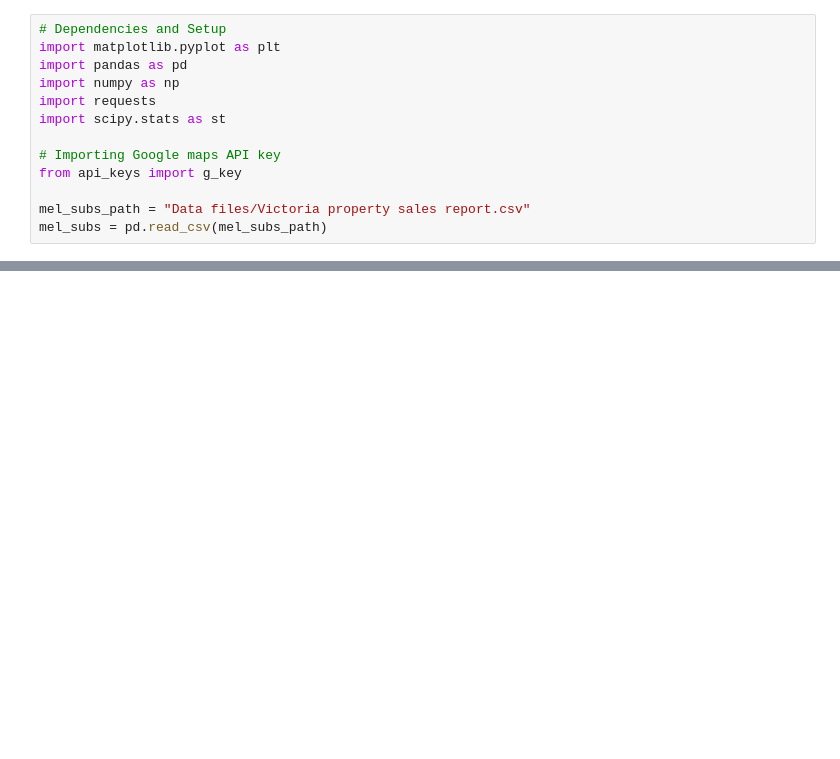
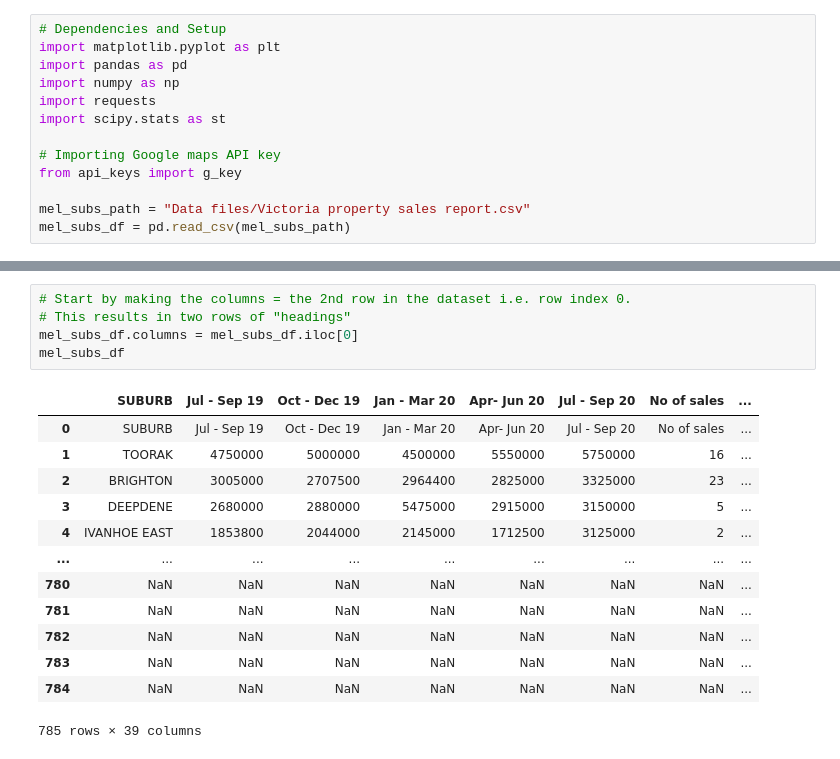
Before and after one commit to LP-116/Project-1, a Jupyter notebook: Mel_suburb_analysis.ipynb, the cells around one changed output, grey strips where cells are left out. Drawn from its saved outputs; the diff is of its cells as text; blank space fills up the shorter version.

```diff
--- a/Mel_suburb_analysis.ipynb
+++ b/Mel_suburb_analysis.ipynb
@@ -10,4 +10,4 @@ import scipy.stats as st
 from api_keys import g_key
 
 mel_subs_path = "Data files/Victoria property sales report.csv"
-mel_subs = pd.read_csv(mel_subs_path)
+mel_subs_df = pd.read_csv(mel_subs_path)
@@ -29,0 +30,19 @@ mel_subs
+# %%
+# Start by making the columns = the 2nd row in the dataset i.e. row index 0.
+# This results in two rows of "headings"
+mel_subs_df.columns = mel_subs_df.iloc[0]
+mel_subs_df
+# %% [output]
+|  | SUBURB | Jul - Sep 19 | Oct - Dec 19 | Jan - Mar 20 | Apr- Jun 20 | Jul - Sep 20 | No of sales | ... |
+| 0 | SUBURB | Jul - Sep 19 | Oct - Dec 19 | Jan - Mar 20 | Apr- Jun 20 | Jul - Sep 20 | No of sales | ... |
+| 1 | TOORAK | 4750000 | 5000000 | 4500000 | 5550000 | 5750000 | 16 | ... |
+| 2 | BRIGHTON | 3005000 | 2707500 | 2964400 | 2825000 | 3325000 | 23 | ... |
+| 3 | DEEPDENE | 2680000 | 2880000 | 5475000 | 2915000 | 3150000 | 5 | ... |
+| 4 | IVANHOE EAST | 1853800 | 2044000 | 2145000 | 1712500 | 3125000 | 2 | ... |
+| ... | ... | ... | ... | ... | ... | ... | ... | ... |
+| 780 | NaN | NaN | NaN | NaN | NaN | NaN | NaN | ... |
+| 781 | NaN | NaN | NaN | NaN | NaN | NaN | NaN | ... |
+| 782 | NaN | NaN | NaN | NaN | NaN | NaN | NaN | ... |
+| 783 | NaN | NaN | NaN | NaN | NaN | NaN | NaN | ... |
+| 784 | NaN | NaN | NaN | NaN | NaN | NaN | NaN | ... |
+785 rows × 39 columns
```
Also changed, not shown: parts of 3 cells of this notebook.
